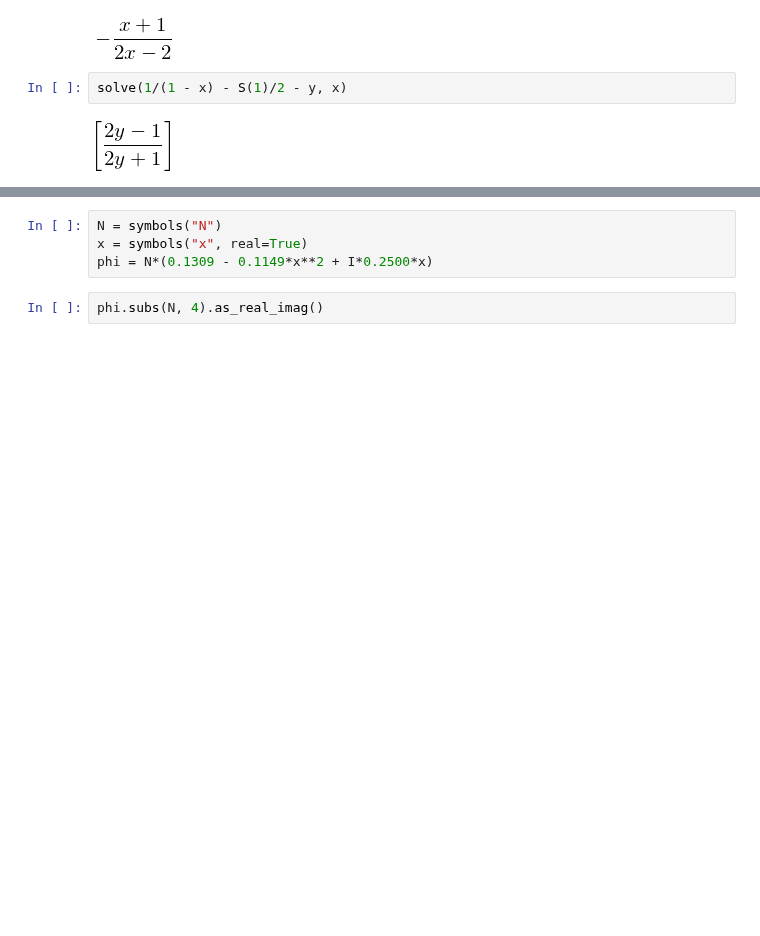
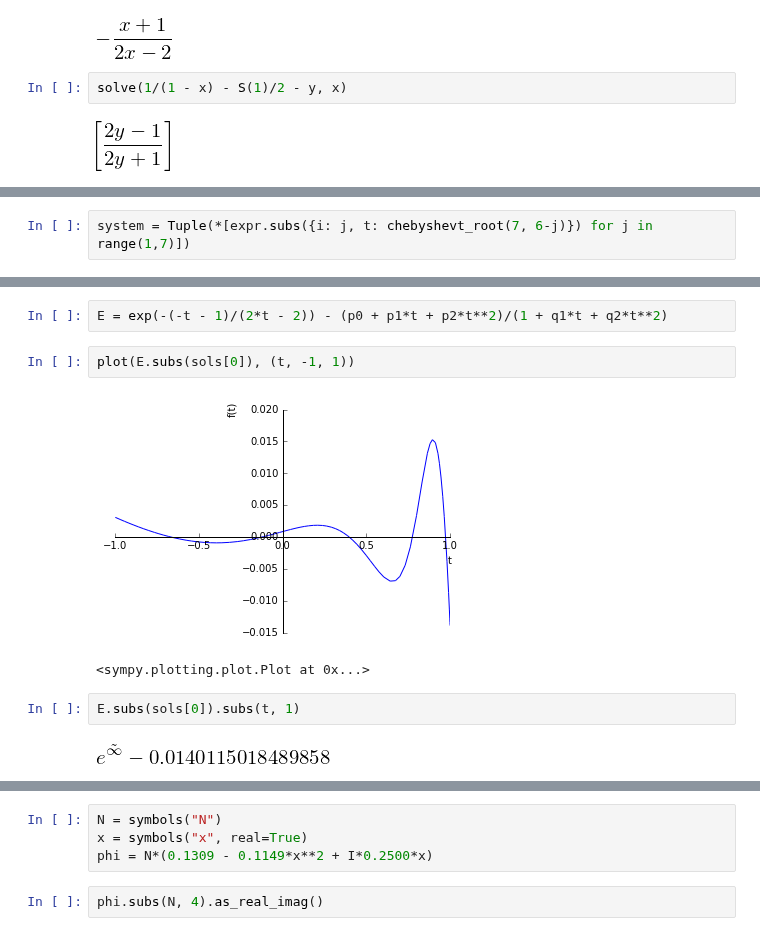
Before and after one commit to ergs/sandbox, a Jupyter notebook: Chebyshev.ipynb, the cells around one changed output, grey strips where cells are left out. Cells and saved outputs as stored; diff of their text form; blank space fills up the shorter version.

```diff
--- a/Chebyshev.ipynb
+++ b/Chebyshev.ipynb
@@ -318,0 +346,2 @@ solve(1/(1 - x) - S(1)/2 - y, x)
+# %%
+system = Tuple(*[expr.subs({i: j, t: chebyshevt_root(7, 6-j)}) for j in range(1,7)])
@@ -318,0 +363,11 @@ solve(1/(1 - x) - S(1)/2 - y, x)
+# %%
+E = exp(-(-t - 1)/(2*t - 2)) - (p0 + p1*t + p2*t**2)/(1 + q1*t + q2*t**2)
+# %%
+plot(E.subs(sols[0]), (t, -1, 1))
+# %% [output]
+[figure, added]
+<sympy.plotting.plot.Plot at 0x...>
+# %%
+E.subs(sols[0]).subs(t, 1)
+# %% [output]
+[figure, added]
```
Also changed, not shown: parts of 25 cells of this notebook.
